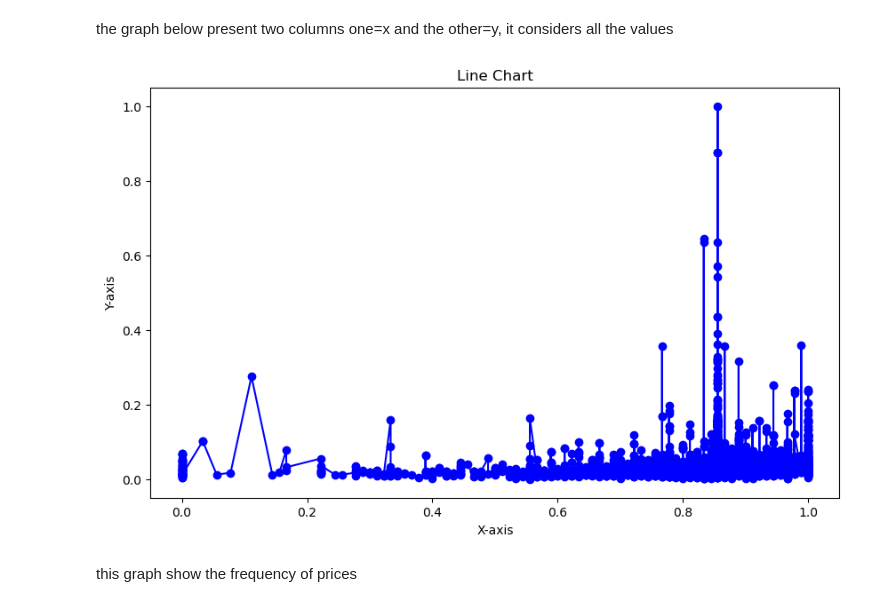
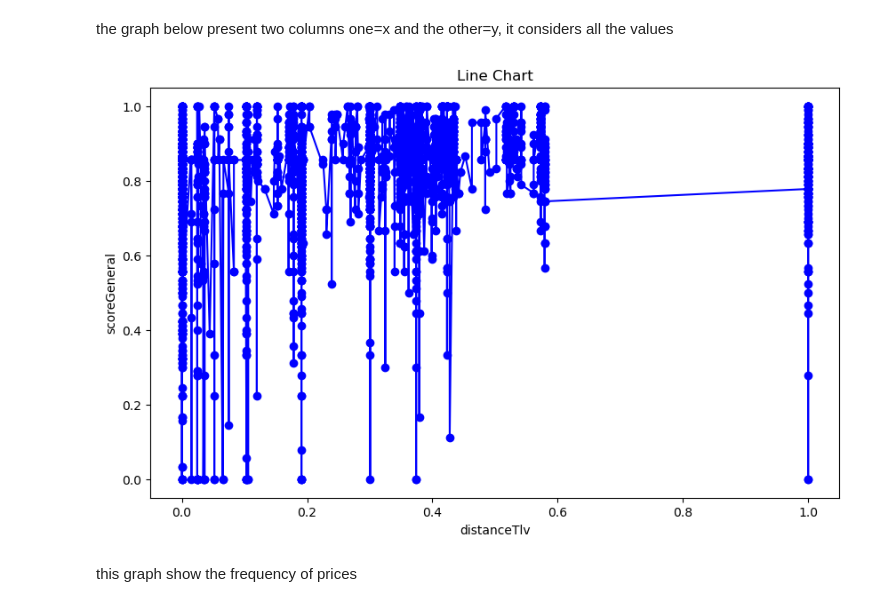
Before and after one commit to yarin-cohen02/dataScienceProject, a Jupyter notebook: project.ipynb, the cells around one changed output. Cells and saved outputs as stored; diff of their text form; code cells hidden in the pictures.

```diff
--- a/project.ipynb
+++ b/project.ipynb
@@ -1004,31 +1011,34 @@ See the caveats in the documentation: https://pandas.pydata.org/pandas-docs/stab
 # %% [markdown]
 the graph below present two columns one=x and the other=y, it considers all the values
 # %%
-# Assuming you have a dataframe named 'df' with columns 'x_column' and 'y_column'
-df1 = df.copy()
 
-# Assuming you have a dataframe named 'df' with columns 'x_column' and 'y_column'
+def graphXY(colX,colY,df):
+    df1 = df.copy()
 
-# Sort the dataframe based on the x-column values
-df1 = df1.sort_values('scoreGeneral')
+    # Assuming you have a dataframe named 'df' with columns 'x_column' and 'y_column'
 
-# Plot the line chart with all data points
-plt.plot(df1['scoreGeneral'], df1['pricePerNight'], marker='o', linestyle='-', color='blue')
+    # Sort the dataframe based on the x-column values
+    df1 = df1.sort_values(colX)
 
-# Adding labels and title
-plt.xlabel('X-axis')
-plt.ylabel('Y-axis')
-plt.title('Line Chart')
+    # Plot the line chart with all data points
+    plt.plot(df1[colX], df1[colY], marker='o', linestyle='-', color='blue')
 
-# # Set custom x-axis and y-axis labels
-# plt.xticks(range(1, 11))  # Set x-axis labels from 1 to 10
-# # plt.yticks(range(1, 11))  # Set y-axis labels from 1 to 10
-# plt.yticks(range(0, 25001, 1000))  # Set y-axis labels from 0 to 2500 in jumps of 500
+    # Adding labels and title
+    plt.xlabel(colX)
+    plt.ylabel(colY)
+    plt.title('Line Chart')
 
-# Displaying the plot
-plt.show()
+    # # Set custom x-axis and y-axis labels
+    # plt.xticks(range(1, 11))  # Set x-axis labels from 1 to 10
+    # # plt.yticks(range(1, 11))  # Set y-axis labels from 1 to 10
+    # plt.yticks(range(0, 25001, 1000))  # Set y-axis labels from 0 to 2500 in jumps of 500
+
+    # Displaying the plot
+    plt.show()
-# %% [output]
-[figure, removed]
+# %%
+graphXY('distanceTlv','scoreGeneral',df)
+# %% [output]
+[figure, added]
 # %% [markdown]
 this graph show the frequency of prices
 # %%
```
Also changed, not shown: parts of 14 cells of this notebook, 1 other file.
